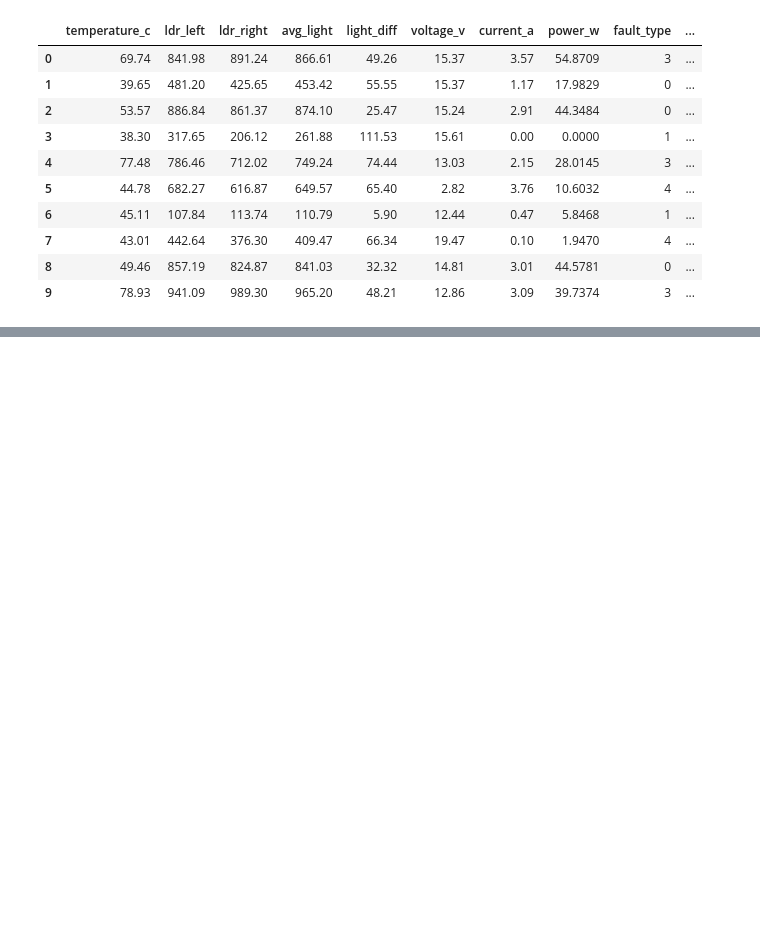
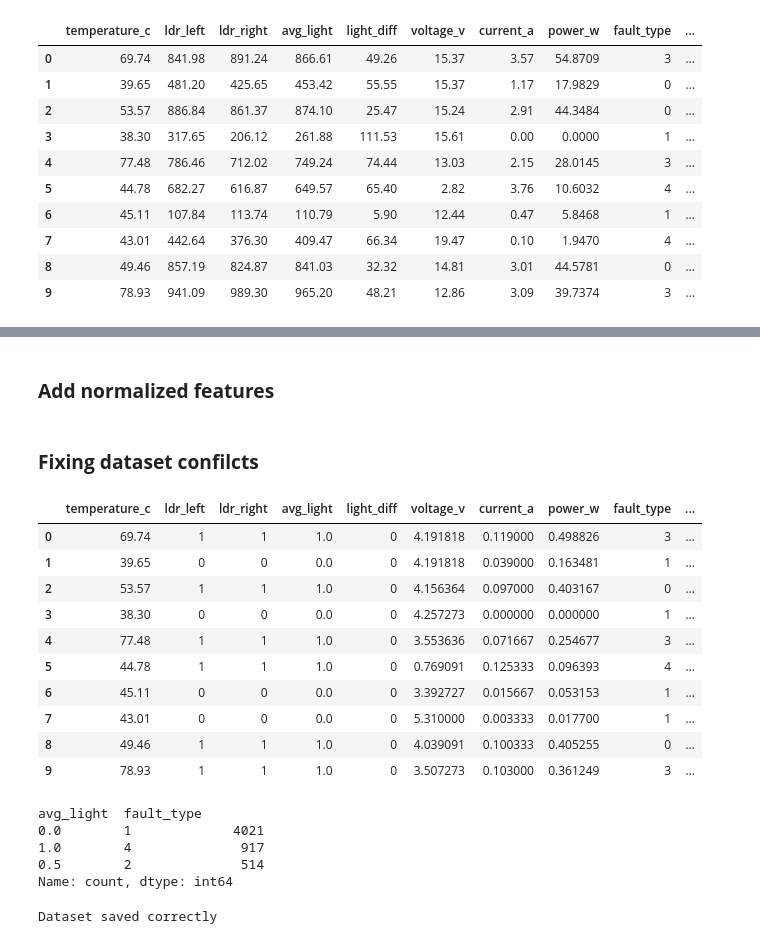
Before and after one commit to YuvinMahwatta/Edge_AI, a Jupyter notebook: workbooks/data_preprocessing.ipynb, the cells around one changed output, grey strips where cells are left out. Saved outputs shown, nothing was run; the diff lists cells and outputs as text; code cells hidden in the pictures; blank space fills up the shorter version.

Commit message:
Updated the preprocessing part by adding new rules and techniques

```diff
--- a/workbooks/data_preprocessing.ipynb
+++ b/workbooks/data_preprocessing.ipynb
@@ -100,2 +114,57 @@ df.head(10)
+# %%
+# 500 above light below dark
+threshold = 500
+
+df["ldr_left"] = (df["ldr_left"] > threshold).astype(int)
+df["ldr_right"] = (df["ldr_right"] > threshold).astype(int)
+# %%
+# Creating the avg_light and light_diff
+df["avg_light"] = (df["ldr_left"] + df["ldr_right"]) / 2
+df["light_diff"] = abs(df["ldr_left"] - df["ldr_right"])
+# %% [markdown]
+### **Add normalized features**
+# %%
+# make model independent of panel size
+df["current_ratio"] = df["current_a"] / (df["voltage_v"] + 1e-5)
+df["power_efficiency"] = df["power_w"] / (df["avg_light"] + 0.1)
+# %% [markdown]
+### **Fixing dataset confilcts**
+# %%
+# RULE 1: No light → LOW_LIGHT
+df.loc[df["avg_light"] == 0, "fault_type"] = 1
+
+# RULE 2: Uneven light → SHADOW (PRIORITY)
+df.loc[df["light_diff"] > 0, "fault_type"] = 2
+
+# RULE 3: Light present + no power → PANEL_FAULT
+df.loc[(df["avg_light"] == 1) & (df["power_w"] < 0.01), "fault_type"] = 4
+
+# RULE 4: High temperature → OVERHEAT (ONLY if power exists)
+df.loc[(df["temperature_c"] > 60) & (df["power_w"] > 0.01), "fault_type"] = 3
+# %%
+df.head(10)
+# %% [output]
+|  | temperature_c | ldr_left | ldr_right | avg_light | light_diff | voltage_v | current_a | power_w | fault_type | ... |
+| 0 | 69.74 | 1 | 1 | 1.0 | 0 | 4.191818 | 0.119000 | 0.498826 | 3 | ... |
+| 1 | 39.65 | 0 | 0 | 0.0 | 0 | 4.191818 | 0.039000 | 0.163481 | 1 | ... |
+| 2 | 53.57 | 1 | 1 | 1.0 | 0 | 4.156364 | 0.097000 | 0.403167 | 0 | ... |
+| 3 | 38.30 | 0 | 0 | 0.0 | 0 | 4.257273 | 0.000000 | 0.000000 | 1 | ... |
+| 4 | 77.48 | 1 | 1 | 1.0 | 0 | 3.553636 | 0.071667 | 0.254677 | 3 | ... |
+| 5 | 44.78 | 1 | 1 | 1.0 | 0 | 0.769091 | 0.125333 | 0.096393 | 4 | ... |
+| 6 | 45.11 | 0 | 0 | 0.0 | 0 | 3.392727 | 0.015667 | 0.053153 | 1 | ... |
+| 7 | 43.01 | 0 | 0 | 0.0 | 0 | 5.310000 | 0.003333 | 0.017700 | 1 | ... |
+| 8 | 49.46 | 1 | 1 | 1.0 | 0 | 4.039091 | 0.100333 | 0.405255 | 0 | ... |
+| 9 | 78.93 | 1 | 1 | 1.0 | 0 | 3.507273 | 0.103000 | 0.361249 | 3 | ... |
+# %%
+print(df[df["power_w"] < 0.01][["avg_light", "fault_type"]].value_counts())
+# %% [output]
+avg_light  fault_type
+0.0        1             4021
+1.0        4              917
+0.5        2              514
+Name: count, dtype: int64
 # %%
 df.to_csv('../data/solar_fault_monitor_preprocessed.csv', index=False)
+print("Dataset saved correctly")
+# %% [output]
+Dataset saved correctly
```
Also changed, not shown: parts of 4 cells of this notebook.
